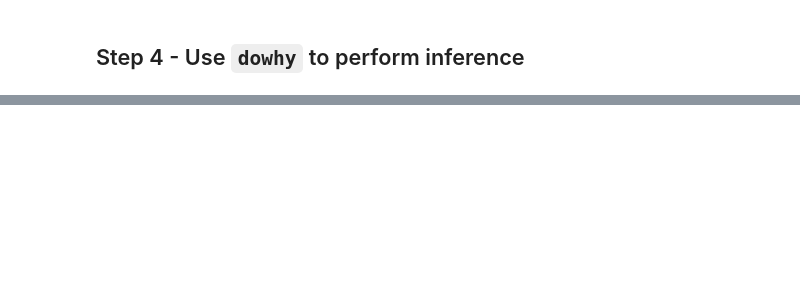
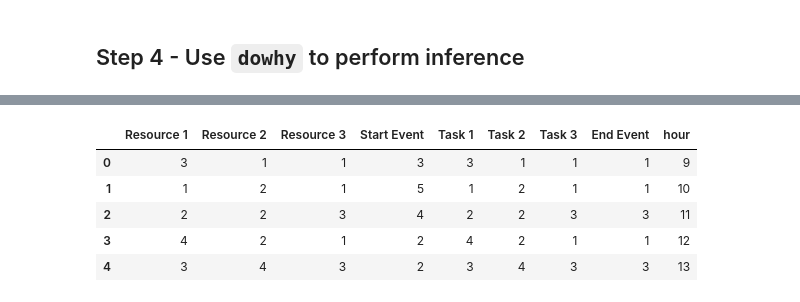
Before and after one commit to ai4automation/causal_inference_for_process_optimization, a Jupyter notebook: ipynb/End To End Pipeline.ipynb, the cells around one changed output, grey strips where cells are left out. Drawn from its saved outputs; the diff is of its cells as text; code cells hidden in the pictures; blank space fills up the shorter version.

```diff
--- a/ipynb/End To End Pipeline.ipynb
+++ b/ipynb/End To End Pipeline.ipynb
@@ -179,3 +190,14 @@ nx.draw_circular(lucas_graph, with_labels=True, font_weight='bold')
+# %%
+new_data_aggregate = data_aggregate[data_aggregate['hour'] > 8]
+new_data_aggregate = new_data_aggregate[data_aggregate['hour'] <17]
+new_data_aggregate.head()
+# %% [output]
+|  | Resource 1 | Resource 2 | Resource 3 | Start Event | Task 1 | Task 2 | Task 3 | End Event | hour |
+| 0 | 3 | 1 | 1 | 3 | 3 | 1 | 1 | 1 | 9 |
+| 1 | 1 | 2 | 1 | 5 | 1 | 2 | 1 | 1 | 10 |
+| 2 | 2 | 2 | 3 | 4 | 2 | 2 | 3 | 3 | 11 |
+| 3 | 4 | 2 | 1 | 2 | 4 | 2 | 1 | 1 | 12 |
+| 4 | 3 | 4 | 3 | 2 | 3 | 4 | 3 | 3 | 13 |
 # %%
 lucas_graph_str = ''.join(list(nx.generate_gml(lucas_graph)))
 
```
Also changed, not shown: parts of 15 cells of this notebook, 1 other file.
